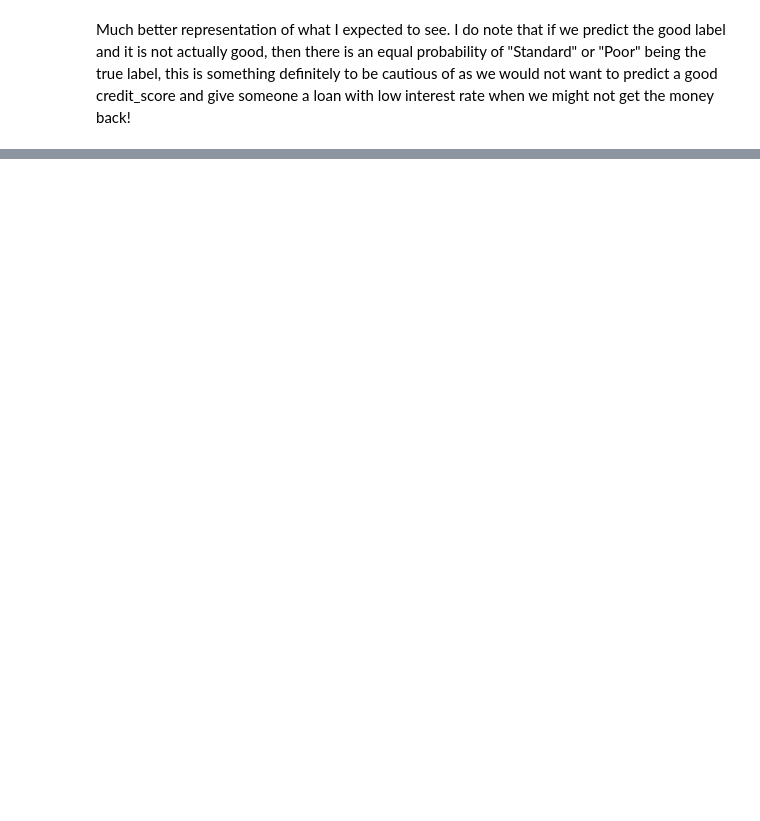
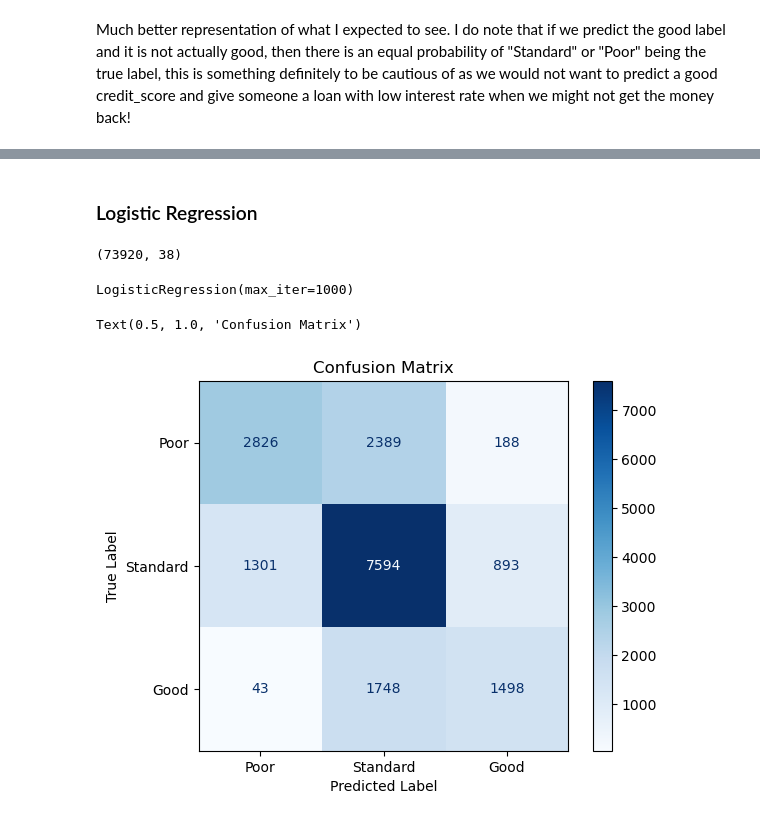
Before and after one commit to jackhenshaw/creditScore, a Jupyter notebook: credit_score.ipynb, the cells around one changed output, grey strips where cells are left out. Cells and saved outputs as stored; diff of their text form; code cells hidden in the pictures; blank space fills up the shorter version.

Commit message:
Adding Logistic Regression model

```diff
--- a/credit_score.ipynb
+++ b/credit_score.ipynb
@@ -1994,0 +2007,2 @@ weighted avg       0.74      0.74      0.74     29510
+# %% [markdown]
+### Logistic Regression
@@ -1994,0 +2011,31 @@ weighted avg       0.74      0.74      0.74     29510
+# %%
+# Reset all data
+X = df_train.drop('Credit_Score', axis=1).values
+y = df_train['Credit_Score'].values
+train_data, test_data, train_labels, test_labels = train_test_split(X, y, test_size=0.2, random_state=101)
+
+scaler = MinMaxScaler()
+train_data = scaler.fit_transform(train_data) # fit with training data and transform training data in one step
+test_data  = scaler.transform(test_data)
+train_data.shape
+# %% [output]
+(73920, 38)
+# %%
+logmodel = LogisticRegression(max_iter=1000)
+logmodel.fit(train_data, train_labels)
+# %% [output]
+LogisticRegression(max_iter=1000)
+# %%
+predicted_labels = logmodel.predict(test_data)
+# %%
+# Compute and plot the confusion matrix
+cm = confusion_matrix(test_labels, predicted_labels)
+disp = ConfusionMatrixDisplay(confusion_matrix=cm,
+                              display_labels=['Poor', 'Standard', 'Good'])
+disp.plot(cmap='Blues')
+plt.xlabel("Predicted Label")
+plt.ylabel("True Label")
+plt.title("Confusion Matrix")
+# %% [output]
+Text(0.5, 1.0, 'Confusion Matrix')
+[figure, added]
```
Also changed, not shown: parts of 29 cells of this notebook, 2 other files.
